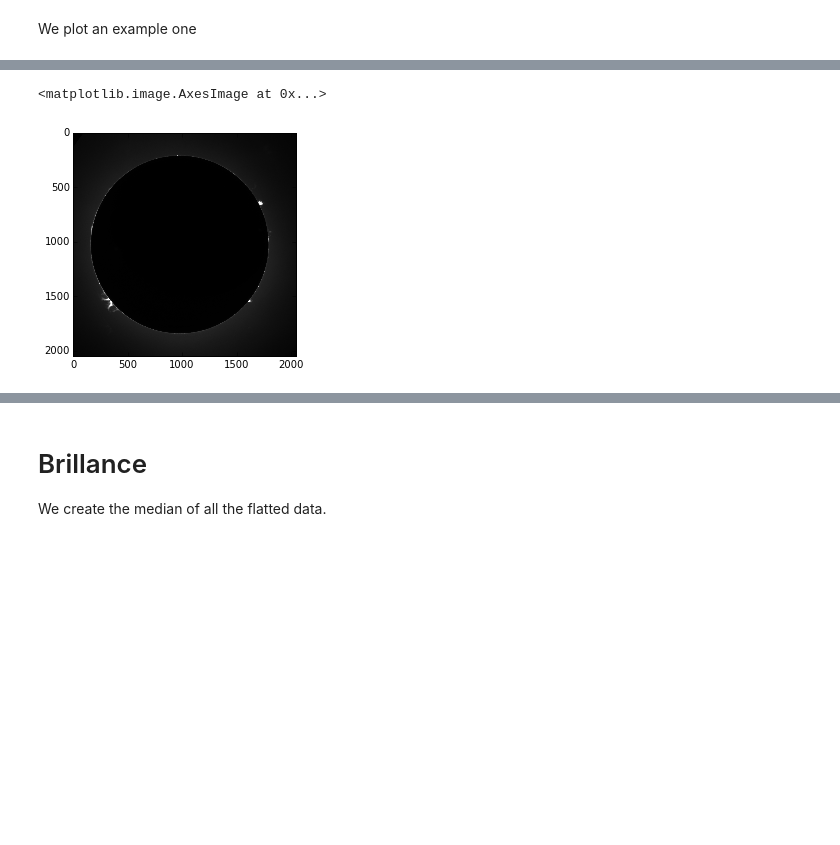
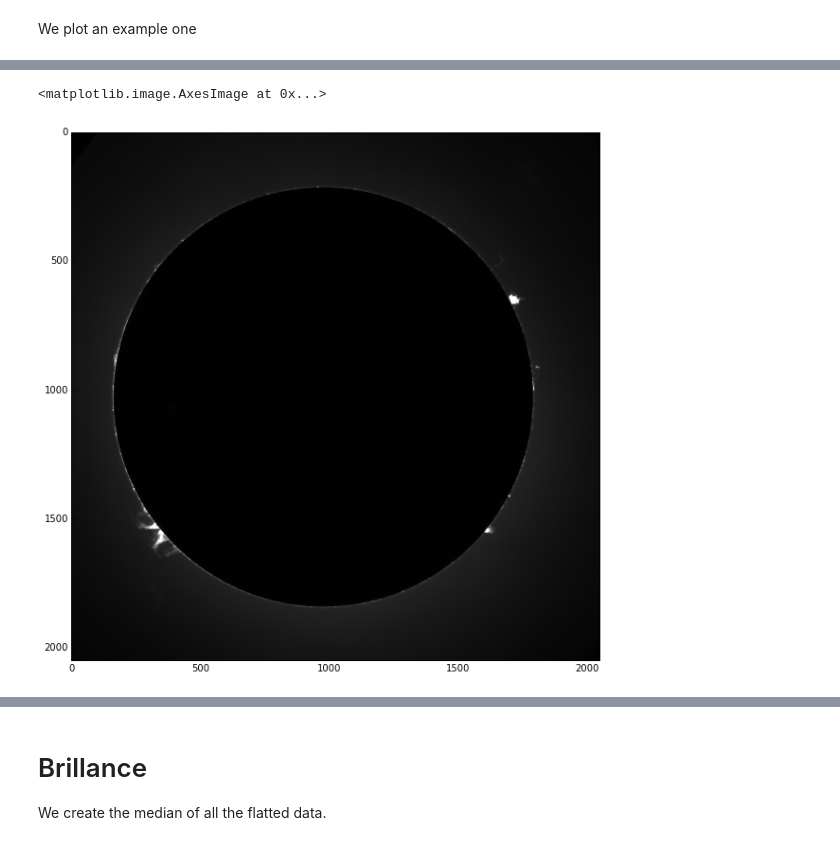
Before and after one commit to manuelmarcano22/TPCoronograph, a Jupyter notebook: c1anal.ipynb, the cells around one changed output, grey strips where cells are left out. Drawn from its saved outputs; the diff is of its cells as text; code cells hidden in the pictures; blank space fills up the shorter version.

```diff
--- a/c1anal.ipynb
+++ b/c1anal.ipynb
@@ -24,8 +25,9 @@ plt.colorbar()
 # %%
+plt.figure(figsize=(10, 10))
 plt.imshow(allimagedata[0],cmap='gray')
 # %% [output]
 <matplotlib.image.AxesImage at 0x...>
-[figure, old version]
+[figure, new version]
 # %%
 for i in range(80):
     fits.writeto(files[i]+'processed'+'.fts',flatteddatac1[i],header=fits.open(files[i])[0].header)
```
Also changed, not shown: parts of 11 cells of this notebook, 1 other file.
